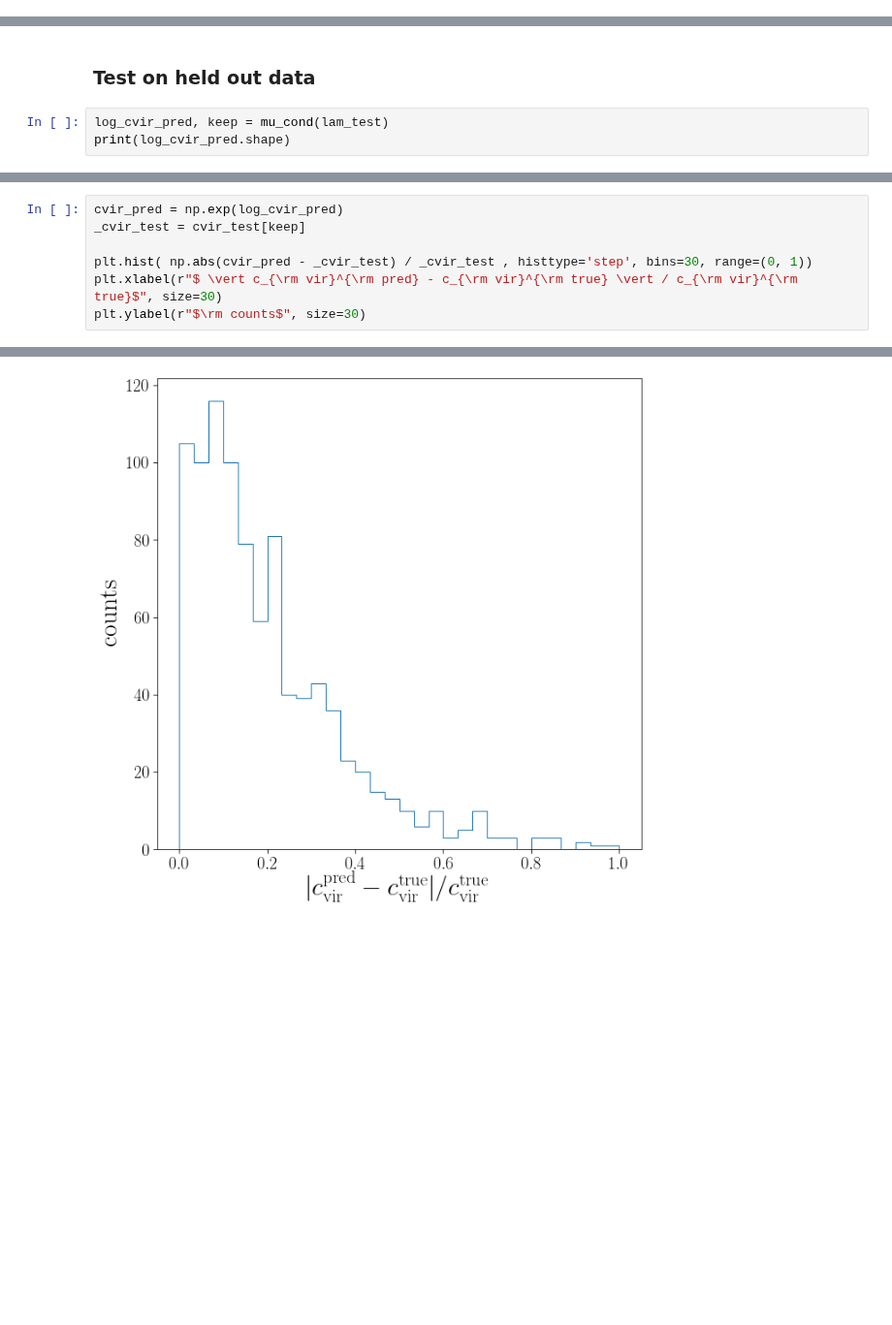
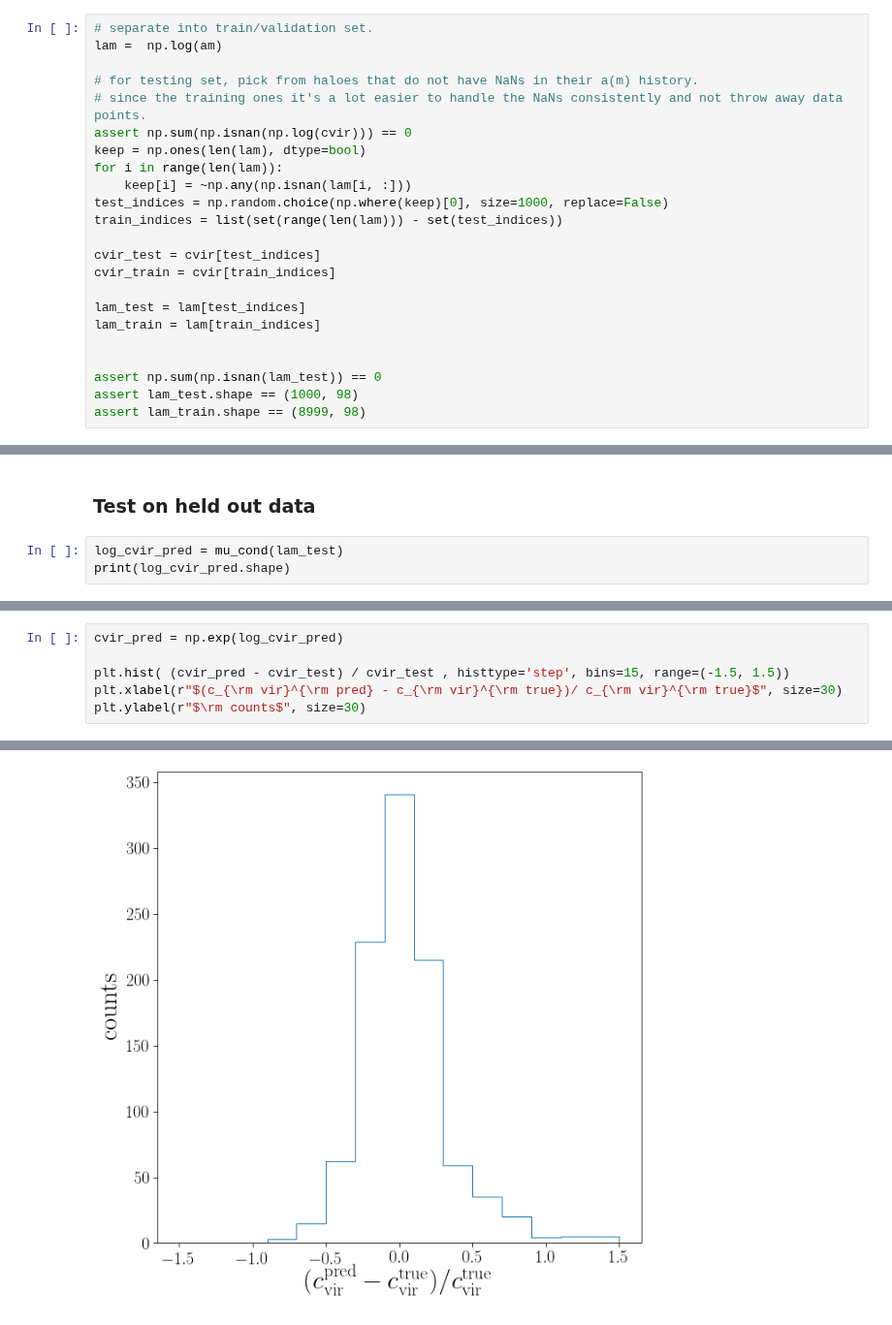
Before and after one commit to ismael-mendoza/nbody-relaxed, a Jupyter notebook: jupyter/gaussian_prediction.ipynb, the cells around one changed output, grey strips where cells are left out. Shown at 97% size. Saved outputs shown, nothing was run; the diff lists cells and outputs as text; blank space fills up the shorter version.

```diff
--- a/jupyter/gaussian_prediction.ipynb
+++ b/jupyter/gaussian_prediction.ipynb
@@ -366,3 +355,26 @@ lam_test = np.log(am[indx:])
+# %%
+# separate into train/validation set.
+lam =  np.log(am)
+
+# for testing set, pick from haloes that do not have NaNs in their a(m) history.
+# since the training ones it's a lot easier to handle the NaNs consistently and not throw away data points.
+assert np.sum(np.isnan(np.log(cvir))) == 0
+keep = np.ones(len(lam), dtype=bool)
+for i in range(len(lam)):
+    keep[i] = ~np.any(np.isnan(lam[i, :]))
+test_indices = np.random.choice(np.where(keep)[0], size=1000, replace=False)
+train_indices = list(set(range(len(lam))) - set(test_indices))
+
+cvir_test = cvir[test_indices]
+cvir_train = cvir[train_indices]
+
+lam_test = lam[test_indices]
+lam_train = lam[train_indices]
+
+
+assert np.sum(np.isnan(lam_test)) == 0
+assert lam_test.shape == (1000, 98)
+assert lam_train.shape == (8999, 98)
 # %%
 mu1, mu2, Sigma, rho, mu_cond, sigma_cond = gaussian_conditional(np.log(cvir_train), lam_train)
 assert callable(mu_cond)
@@ -377,6 +389,6 @@ plt.colorbar()
 # %% [markdown]
 ### Test on held out data
 # %%
-log_cvir_pred, keep = mu_cond(lam_test)
+log_cvir_pred = mu_cond(lam_test)
 print(log_cvir_pred.shape)
 # %% [output]
@@ -384,10 +396,9 @@ print(log_cvir_pred.shape)
 # %%
 cvir_pred = np.exp(log_cvir_pred)
-_cvir_test = cvir_test[keep]
 
-plt.hist( np.abs(cvir_pred - _cvir_test) / _cvir_test , histtype='step', bins=30, range=(0, 1))
-plt.xlabel(r"$ \vert c_{\rm vir}^{\rm pred} - c_{\rm vir}^{\rm true} \vert / c_{\rm vir}^{\rm true}$", size=30)
+plt.hist( (cvir_pred - cvir_test) / cvir_test , histtype='step', bins=15, range=(-1.5, 1.5))
+plt.xlabel(r"$(c_{\rm vir}^{\rm pred} - c_{\rm vir}^{\rm true})/ c_{\rm vir}^{\rm true}$", size=30)
 plt.ylabel(r"$\rm counts$", size=30)
 # %% [output]
 Text(0, 0.5, '$\\rm counts$')
-[figure, old version]
+[figure, new version]
```
Also changed, not shown: parts of 22 cells of this notebook.
